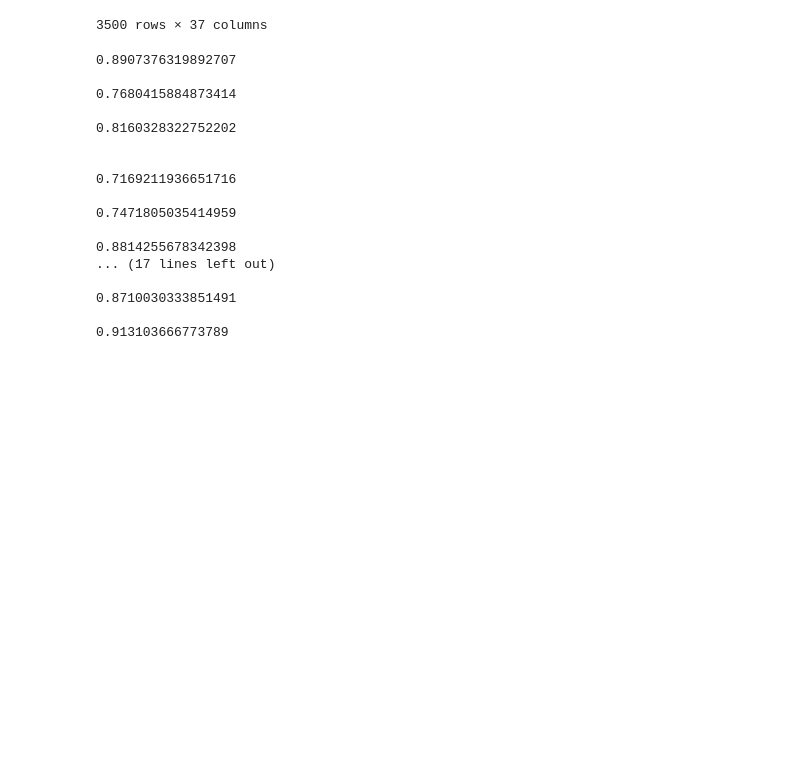
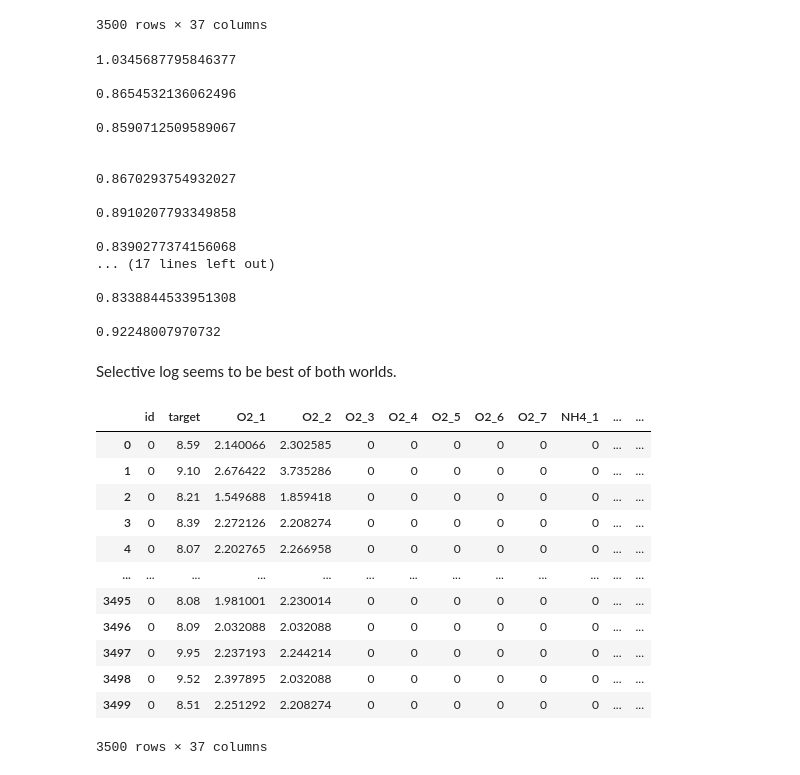
Before and after one commit to ameram/dissolved_o2_augmentation, a Jupyter notebook: playground_3-21.ipynb, the cells around one changed output. Drawn from its saved outputs; the diff is of its cells as text; code cells hidden in the pictures; blank space fills up the shorter version.

```diff
--- a/playground_3-21.ipynb
+++ b/playground_3-21.ipynb
@@ -1139,7 +1139,7 @@ df_log.target = df.target.clip(7, 15)
 df_ex.target = df.target.clip(7, 15)
 # %%
 df_sel = df_ex.copy()
-df_log[x_pass_2_log_selective.columns] = x_pass_2_log_selective
+df_sel[x_pass_2_log_selective.columns] = x_pass_2_log_selective
 # %%
 dfs = [df_ex, df_log, df_sel]
 # %%
@@ -1151,7 +1151,7 @@ x_train_sel, x_test_sel, y_train_sel, y_test_sel = train_test_split(df_sel.drop(
 # %%
 for j in range(5):
     for i in range(0, 3):
-        x_t, x_v, y_t, y_v = train_test_split(dfs[i].drop('target', axis=1), dfs[i].target, test_size=0.2)
+        x_t, x_v, y_t, y_v = train_test_split(dfs[i].drop('target', axis=1), df.target.clip(7, 15), test_size=0.2)
 
         rfr = RandomForestRegressor(
            n_estimators=1000,
@@ -1165,20 +1165,38 @@ for j in range(5):
         print()
     print()
 # %% [output]
-0.8907376319892707
+1.0345687795846377
 
-0.7680415884873414
+0.8654532136062496
 
-0.8160328322752202
+0.8590712509589067
 
 
-0.7169211936651716
+0.8670293754932027
 
-0.7471805035414959
+0.8910207793349858
 
-0.8814255678342398
+0.8390277374156068
 ... (17 lines left out)
 
-0.8710030333851491
+0.8338844533951308
 
-0.913103666773789
+0.92248007970732
+# %% [markdown]
+Selective log seems to be best of both worlds.
+# %%
+df_log
+# %% [output]
+|  | id | target | O2_1 | O2_2 | O2_3 | O2_4 | O2_5 | O2_6 | O2_7 | NH4_1 | ... | ... |
+| 0 | 0 | 8.59 | 2.140066 | 2.302585 | 0 | 0 | 0 | 0 | 0 | 0 | ... | ... |
+| 1 | 0 | 9.10 | 2.676422 | 3.735286 | 0 | 0 | 0 | 0 | 0 | 0 | ... | ... |
+| 2 | 0 | 8.21 | 1.549688 | 1.859418 | 0 | 0 | 0 | 0 | 0 | 0 | ... | ... |
+| 3 | 0 | 8.39 | 2.272126 | 2.208274 | 0 | 0 | 0 | 0 | 0 | 0 | ... | ... |
+| 4 | 0 | 8.07 | 2.202765 | 2.266958 | 0 | 0 | 0 | 0 | 0 | 0 | ... | ... |
+| ... | ... | ... | ... | ... | ... | ... | ... | ... | ... | ... | ... | ... |
+| 3495 | 0 | 8.08 | 1.981001 | 2.230014 | 0 | 0 | 0 | 0 | 0 | 0 | ... | ... |
+| 3496 | 0 | 8.09 | 2.032088 | 2.032088 | 0 | 0 | 0 | 0 | 0 | 0 | ... | ... |
+| 3497 | 0 | 9.95 | 2.237193 | 2.244214 | 0 | 0 | 0 | 0 | 0 | 0 | ... | ... |
+| 3498 | 0 | 9.52 | 2.397895 | 2.032088 | 0 | 0 | 0 | 0 | 0 | 0 | ... | ... |
+| 3499 | 0 | 8.51 | 2.251292 | 2.208274 | 0 | 0 | 0 | 0 | 0 | 0 | ... | ... |
+3500 rows × 37 columns
```
Also changed, not shown: parts of 2 cells of this notebook.
